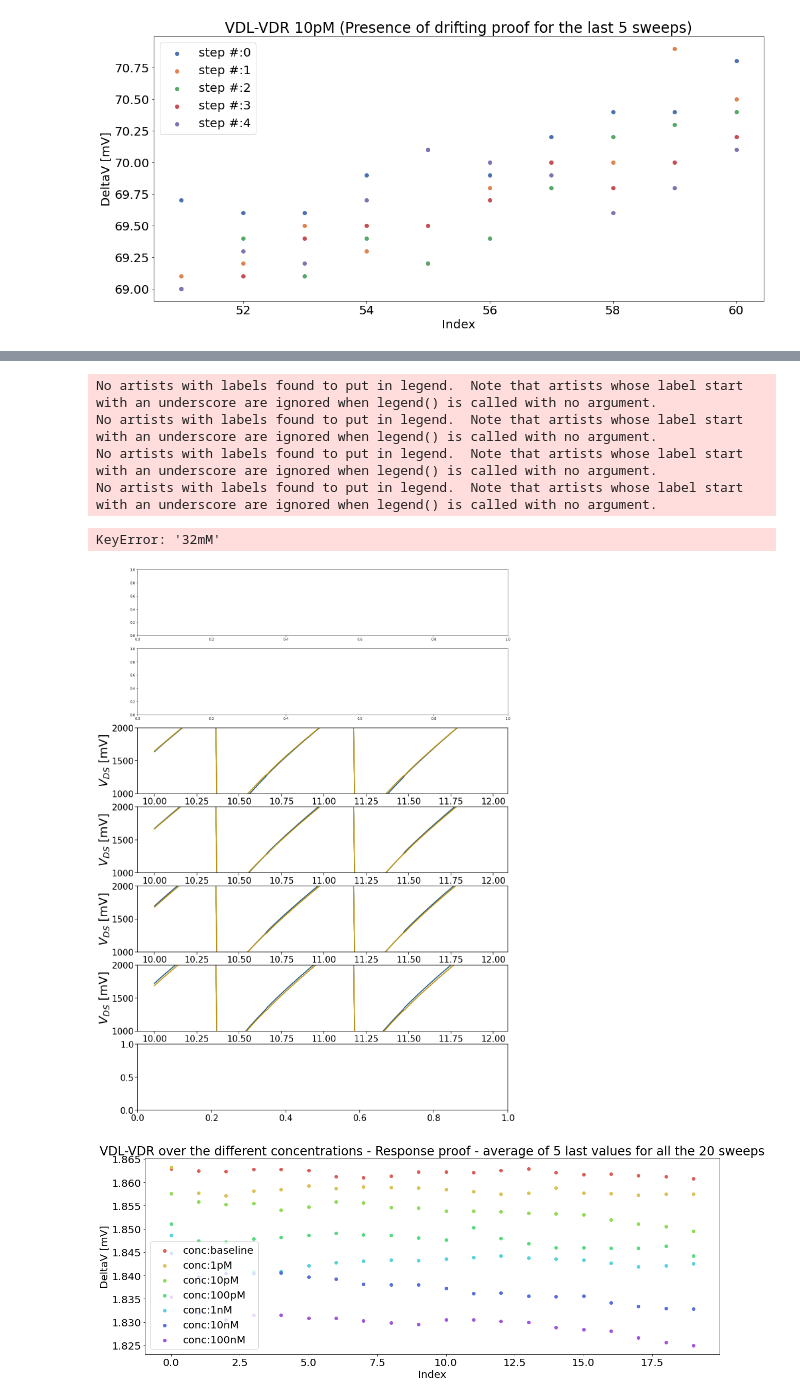
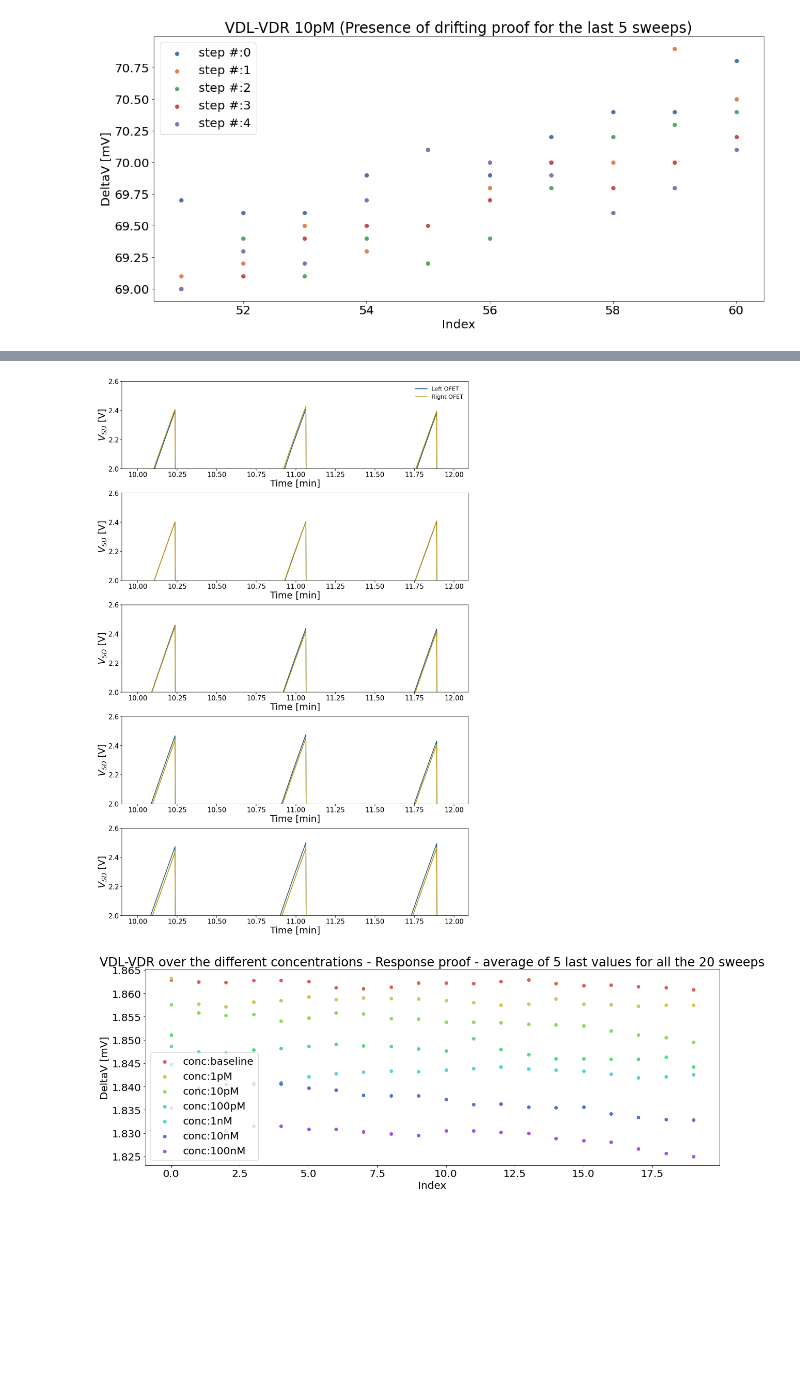
Before and after one commit to desireemaula/WearS, a Jupyter notebook: Sensing/DiodeSensingTest-Postproc.ipynb, the cells around one changed output, grey strips where cells are left out. Saved outputs shown, nothing was run; the diff lists cells and outputs as text; code cells hidden in the pictures; blank space fills up the shorter version.

Commit message:
'start,stop,step_variables'

```diff
--- a/Sensing/DiodeSensingTest-Postproc.ipynb
+++ b/Sensing/DiodeSensingTest-Postproc.ipynb
@@ -19,7 +23,7 @@ import plotly.graph_objects as go
 #### Directory of the file you want to postprocess
 # %%
 os.chdir(r"C:\Users\Desi\Desktop\TesiStanford\keithley_results") # path where the results are stored
-#os.chdir(r"C:\Users\Desi\Desktop\TesiStanford\data_to_analyze\GB Keithley")
+#os.chdir(r"C:\Users\Desi\Desktop\TesiStanford\datamicroscope")
 #os.chdir(r"C:\Users\Desi")
 path =  os.getcwd()
 
@@ -28,8 +32,8 @@ directory = '110923-d110623'
 file = 'd110623-4-imp-r1c3-L.xls'
 #file = 'd100423-i-r2c4-right-solid-Id-Vg.xlsx'     #downloads
 
-#directory = '031124-d030824'
-#file = 'd030824-I-r3c3-R.xls'
+directory = '031124-d030824'
+file = 'd030824-I-r3c3-L.xls'
 #r1c1, r1c2, r3c3R
 #directory = '10312023-d102023-w-i'
 #file = 'd102023-w-r2c3-left-SolidIdVg.xls' #plus right
@@ -40,10 +44,10 @@ file = 'd110623-4-imp-r1c3-L.xls'
 #file = '02082024-d012324-DiodeConnected_SensingTestr3c2-AS-1uM.xlsx'
 
 # ion sensing
-directory = '03012024-d022024-longlegs-DiodeConnected_SensingTest-Na' # name of the directory you want to analyze
-file = '03012024-d022024-longlegs-DiodeConnected_SensingTest-Nar2c2-AS-160mM.xlsx' # name of the file you want to import
-directory = '02142024-d012324-DiodeConnected_SensingTest-IonSelectiveK'
-file = '02142024-d012324-DiodeConnected_SensingTest-IonSelectiveKr3c2-AS-16mM.xlsx'
+#directory = '03012024-d022024-longlegs-DiodeConnected_SensingTest-Na' # name of the directory you want to analyze
+#file = '03012024-d022024-longlegs-DiodeConnected_SensingTest-Nar2c2-AS-160mM.xlsx' # name of the file you want to import
+#directory = '02142024-d012324-DiodeConnected_SensingTest-IonSelectiveK'
+#file = '02142024-d012324-DiodeConnected_SensingTest-IonSelectiveKr3c2-AS-16mM.xlsx'
 
 # stability
 file = '03042024-d022024-Ir2c2-DiodeConnected_StabilityforAptamerSensing-CTr2c2-goodstabilizationBaseline.xlsx'
@@ -443,31 +541,39 @@ plt.show()
 # %%
-fig, ax = plt.subplots(len(conc),1,figsize = (20,30))
+fig, ax = plt.subplots(len(conc),1,figsize = (20,30), constrained_layout=True)
+#fig.tight_layout()
 #ax[0].set_title('VDL-VDR ')
-for nu in range(2,len(conc)):
+for nu in range(len(conc)):
     ax[nu].tick_params(axis='both', width=1.5, length=8, labelsize=26)
     ax[nu].spines['bottom'].set_linewidth(1.5)
     ax[nu].spines['top'].set_linewidth(1.5)
     ax[nu].spines['left'].set_linewidth(1.5)
     ax[nu].spines['right'].set_linewidth(1.5)
     #ax[nu].scatter(diode_df_dict[conc[nu]].iloc[-300:].reset_index().index, (diode_df_dict[conc[nu]]['VDL'].iloc[-300:])*1000, label = 'L:'+str(conc[nu]), linewidth = 3, color = col_L)
-    ax[nu].plot(np.arange(10,12,2/len(diode_df_dict[conc[nu]].iloc[-150:].reset_index().index)), (diode_df_dict[conc[nu]]['VDL'].iloc[-150:])*1000, label = 'Left OFET', linewidth = 3, color = col_L)
-    ax[nu].plot(np.arange(10,12,2/len(diode_df_dict[conc[nu]].iloc[-150:].reset_index().index)), (diode_df_dict[conc[nu]]['VDR'].iloc[-150:])*1000, label = 'Right OFET', linewidth = 3, color = col_R)
+    #ax[nu].plot(np.arange(10,12,2/len(diode_df_dict[conc[nu]].iloc[-150:].reset_index().index)), (diode_df_dict[conc[nu]]['VDL'].iloc[-150:])*1000, label = 'Left OFET', linewidth = 3, color = col_L)
+    #ax[nu].plot(np.arange(10,12,2/len(diode_df_dict[conc[nu]].iloc[-150:].reset_index().index)), (diode_df_dict[conc[nu]]['VDR'].iloc[-150:])*1000, label = 'Right OFET', linewidth = 3, color = col_R)
+
+    new_column_L = np.concatenate([
+        np.concatenate([diode_df_dict[conc[nu]]['VDL'].iloc[i*60+i:(i+1)*60+(i+1)].values, valori_zero])
+        for i in range(len(df) // 60)
+    ])
+    new_column_R = np.concatenate([
+        np.concatenate([diode_df_dict[conc[nu]]['VDR'].iloc[i*60+i:(i+1)*60+(i+1)].values, valori_zero])
+        for i in range(len(df) // 60)
+    ])
+
+    ax[nu].plot(np.arange(10,12,2/len(new_column_L[-420:-200])), (new_column_L[-420:-200]), label = 'Left OFET', linewidth = 3, color = col_L)
+    ax[nu].plot(np.arange(10,12,2/len(new_column_R[-420:-200])), (new_column_R[-420:-200]), label = 'Right OFET', linewidth = 3, color = col_R)
 
     #ax[nu].plot(diode_df_dict[conc[nu]].reset_index().index, (diode_df_dict[conc[nu]]['VDL']-diode_df_dict[conc[nu]]['VDR'])*1000, label = 'L-R'+str(conc[nu]))
-    ax[nu].set_ylim([1000, 2000])
-    #ax[nu].set_xlabel('Sweeps', fontsize = 36)
-    ax[nu].set_ylabel('$V_{DS}$ [mV]', fontsize = 36)
+    ax[nu].set_ylim([2, 2.600])
+    ax[nu].set_xlabel('Time [min]', fontsize = 36)
+    ax[nu].set_ylabel('$V_{SD}$ [V]', fontsize = 36)
     ax[0].legend( fontsize=22, frameon=False)
 
 #plt.savefig(r"C:\Users\Desi\Desktop\TesiStanford\ImagesThesis\5_Zoom_sweepsK_legend.jpg")
 plt.show()
 # %% [output]
-No artists with labels found to put in legend.  Note that artists whose label start with an underscore are ignored when legend() is called with no argument.
-No artists with labels found to put in legend.  Note that artists whose label start with an underscore are ignored when legend() is called with no argument.
-No artists with labels found to put in legend.  Note that artists whose label start with an underscore are ignored when legend() is called with no argument.
-No artists with labels found to put in legend.  Note that artists whose label start with an underscore are ignored when legend() is called with no argument.
-KeyError: '32mM'
-[figure, old version]
+[figure, new version]
 # %%
 fig, ax = plt.subplots(figsize = (20,7))
 colors_diff = sns.color_palette("hls", 8)
```
Also changed, not shown: parts of 29 cells of this notebook, 3 other files.
